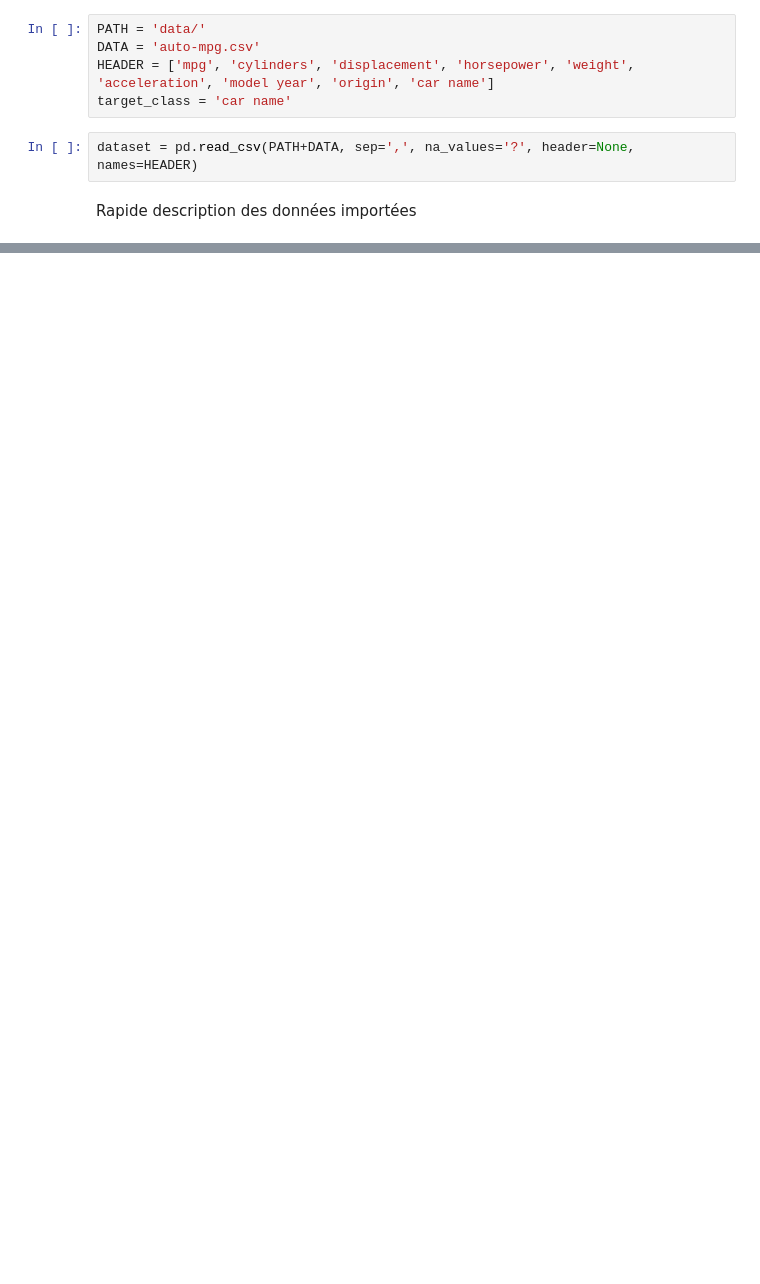
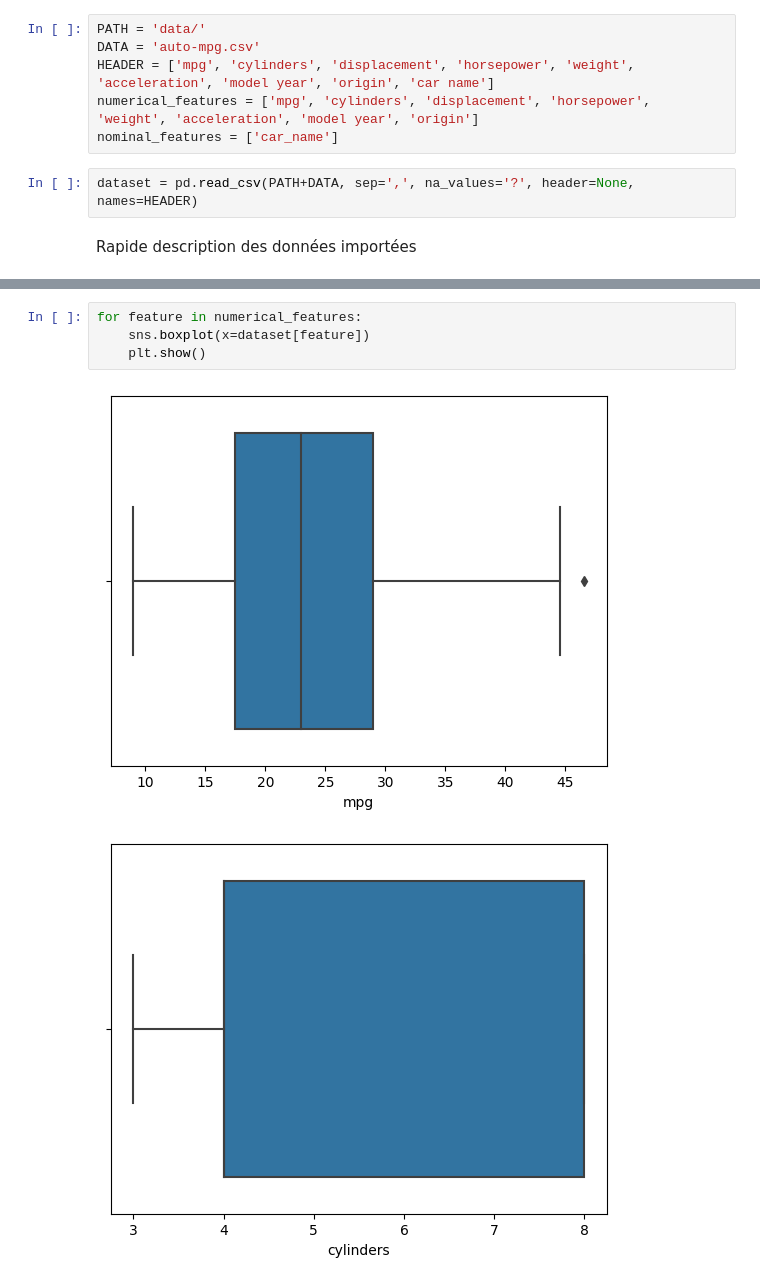
Before and after one commit to Hamza-ABDOULHOUSSEN/Clustering_TP_2022_2023, a Jupyter notebook: 1_Analyse_des_donnees.ipynb, the cells around one changed output, grey strips where cells are left out. Cells and saved outputs as stored; diff of their text form; blank space fills up the shorter version.

```diff
--- a/1_Analyse_des_donnees.ipynb
+++ b/1_Analyse_des_donnees.ipynb
@@ -13,7 +13,8 @@ Importation des données
 PATH = 'data/'
 DATA = 'auto-mpg.csv'
 HEADER = ['mpg', 'cylinders', 'displacement', 'horsepower', 'weight', 'acceleration', 'model year', 'origin', 'car name']
-target_class = 'car name'
+numerical_features = ['mpg', 'cylinders', 'displacement', 'horsepower', 'weight', 'acceleration', 'model year', 'origin']
+nominal_features = ['car_name']
 # %%
 dataset = pd.read_csv(PATH+DATA, sep=',', na_values='?', header=None, names=HEADER)
 # %% [markdown]
@@ -35,0 +95,7 @@ dataset[target_class].value_counts().sort_values()
+# %%
+for feature in numerical_features:
+    sns.boxplot(x=dataset[feature])
+    plt.show()
+# %% [output]
+[figure, added]
+[figure, added]
```
Also changed, not shown: parts of 14 cells of this notebook.
